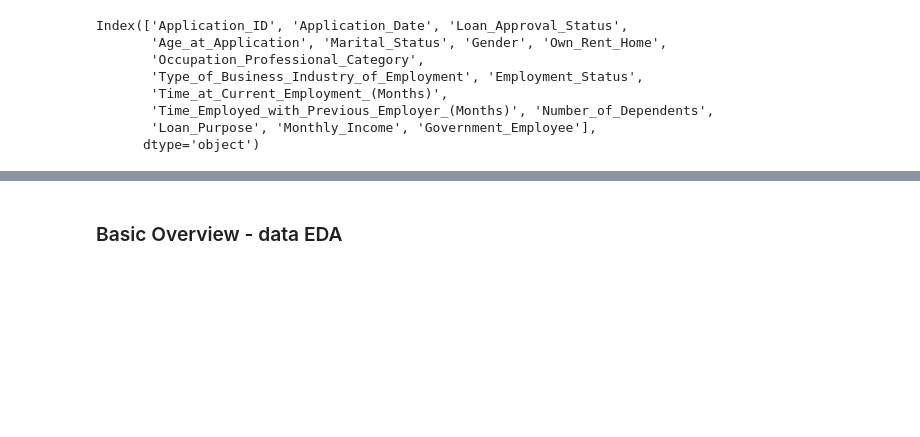
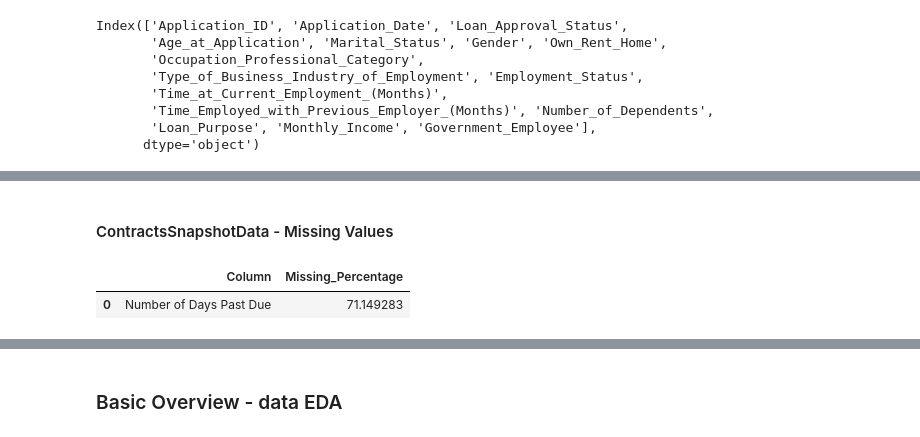
Before and after one commit to Cheptoi-Millicent/DSF-PT08P5-GROUP6-CAPSTONE-PROJECT, a Jupyter notebook: index.ipynb, the cells around one changed output, grey strips where cells are left out. Drawn from its saved outputs; the diff is of its cells as text; code cells hidden in the pictures; blank space fills up the shorter version.

```diff
--- a/index.ipynb
+++ b/index.ipynb
@@ -436,0 +601,7 @@ rel_app_data = app_data[["Loan_Approval_Status", "Monthly_Income", "Number_of_De
+# %% [markdown]
+#### ContractsSnapshotData - Missing Values
+# %%
+calc_missing_values_percentage(contractsSnapshot_data)
+# %% [output]
+|  | Column | Missing_Percentage |
+| 0 | Number of Days Past Due | 71.149283 |
```
Also changed, not shown: parts of 108 cells of this notebook.
